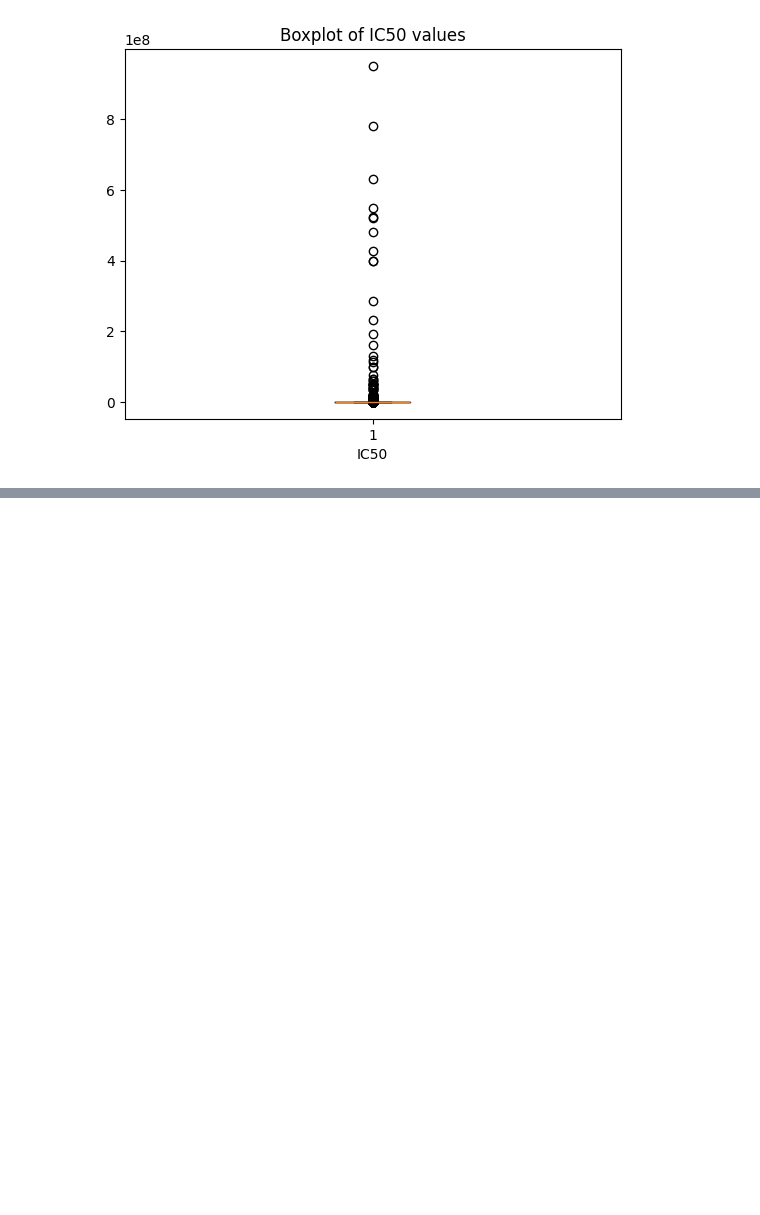
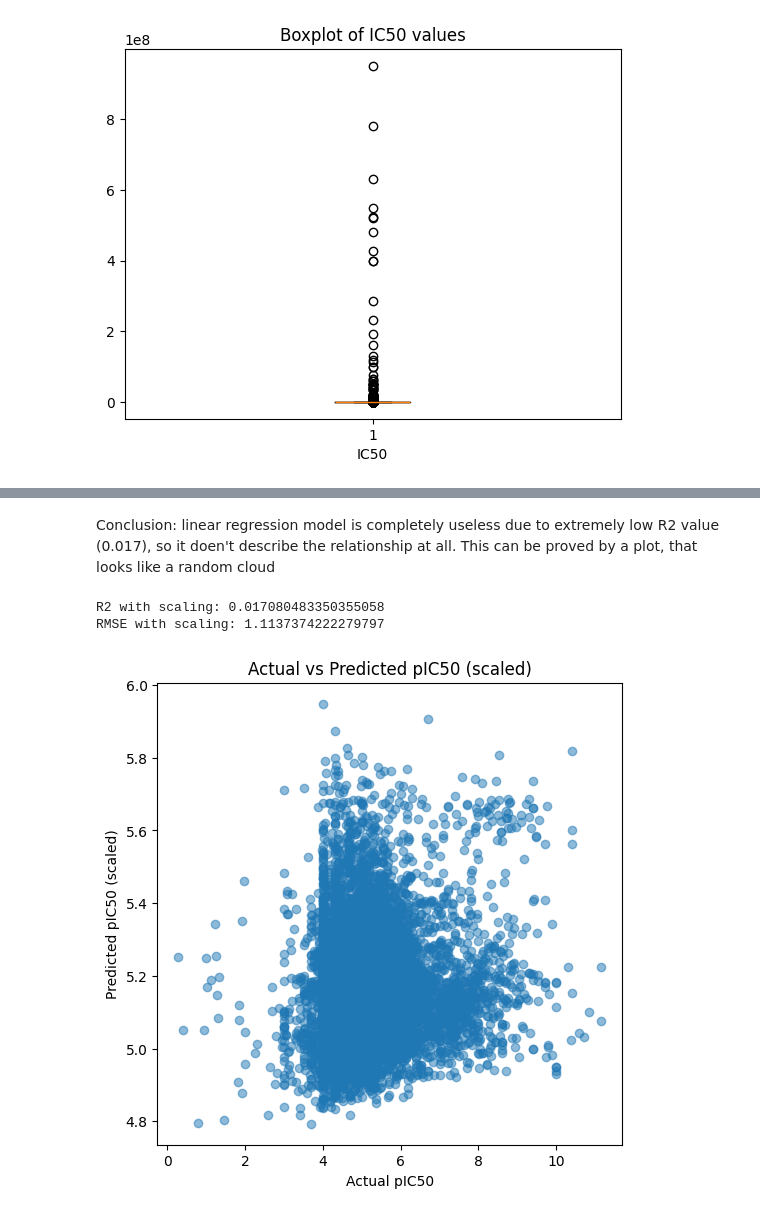
Before and after one commit to iaroslavbelavskii/anticancer-ml-project, a Jupyter notebook: dataset_cancer.ipynb, the cells around one changed output, grey strips where cells are left out. Drawn from its saved outputs; the diff is of its cells as text; code cells hidden in the pictures; blank space fills up the shorter version.

```diff
--- a/dataset_cancer.ipynb
+++ b/dataset_cancer.ipynb
@@ -258,0 +376,28 @@ memory usage: 3.5 MB
+# %% [markdown]
+Conclusion: linear regression model is completely useless due to extremely low R2 value (0.017), so it doen't describe the relationship at all. This can be proved by a plot, that looks like a random cloud
+# %%
+#trying linear regression scaling
+from sklearn.preprocessing import StandardScaler
+
+scaler = StandardScaler()
+
+X_train_scaled = scaler.fit_transform(X_train)
+X_test_scaled = scaler.transform(X_test)
+
+lr.fit(X_train_scaled, y_train)
+y_pred_scaled = lr.predict(X_test_scaled)
+r2_scaled = r2_score(y_test, y_pred_scaled)
+print("R2 with scaling:", r2_scaled)
+rmse_scaled = np.sqrt(mean_squared_error(y_test, y_pred_scaled))
+print("RMSE with scaling:", rmse_scaled)
+
+plt.figure(figsize=(6,6))
+plt.scatter(y_test, y_pred_scaled, alpha=0.5)
+plt.xlabel("Actual pIC50")
+plt.ylabel("Predicted pIC50 (scaled)")
+plt.title("Actual vs Predicted pIC50 (scaled)")
+plt.show()
+# %% [output]
+R2 with scaling: 0.017080483350355058
+RMSE with scaling: 1.1137374222279797
+[figure, added]
```
Also changed, not shown: parts of 36 cells of this notebook.
